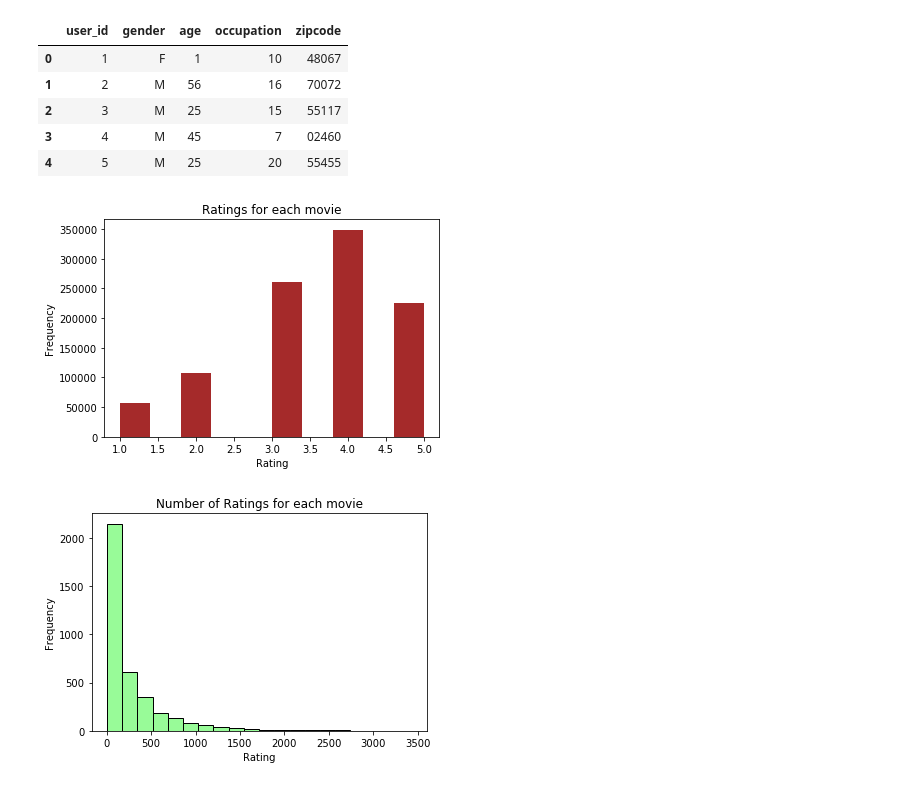
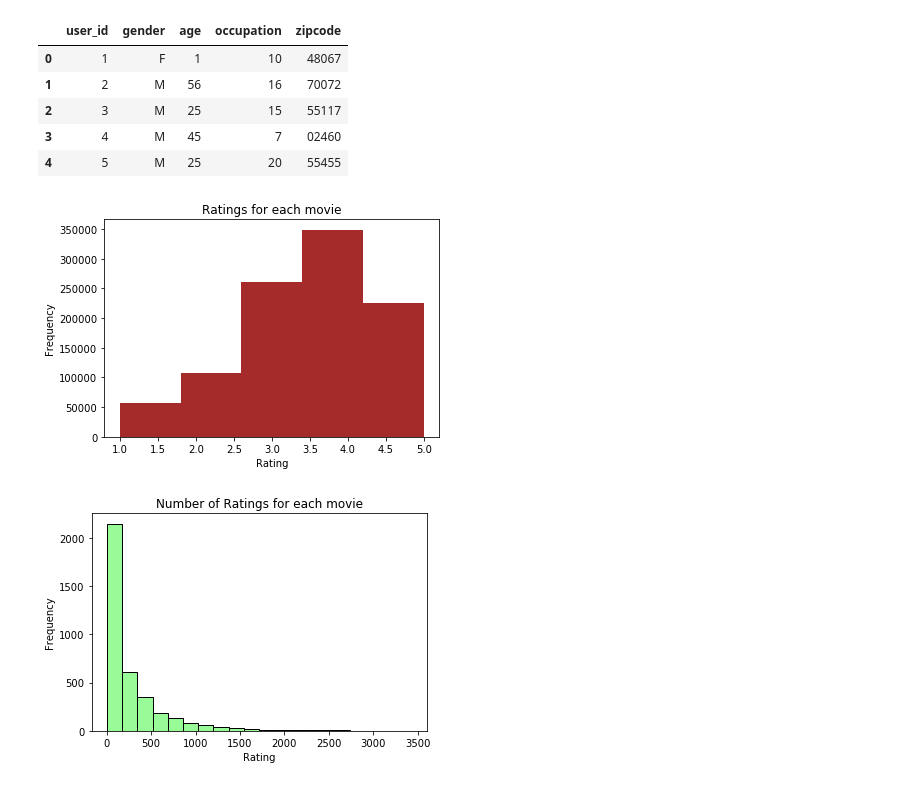
Before and after one commit to claireedanaher/DS501, a Jupyter notebook: CaseStudy2/Q2_3.ipynb, the cells around one changed output. Cells and saved outputs as stored; diff of their text form; code cells hidden in the pictures.

Commit message:
Add files via upload
Added code with data from mongo db and modified histogram

```diff
--- a/CaseStudy2/Q2_3.ipynb
+++ b/CaseStudy2/Q2_3.ipynb
@@ -35,18 +35,18 @@ users.head()
 # %%
 # Problem 2
 # a. Plot a histogram of the ratings of all movies.
 
 ratings_movies = pd.merge(movies,ratings,on='movie_id')
 ratings_movies.head()
 
 ratings_for_plot=ratings_movies["rating"]
-plt.hist(ratings_for_plot,color='brown')
+plt.hist(ratings_for_plot,color='brown',bins=5)
 plt.xlabel("Rating")
 plt.ylabel("Frequency")
 plt.title("Ratings for each movie")
 plt.show()
 # %% [output]
-[figure, old version]
+[figure, new version]
 # %%
 # b. Plot a histogram of the number of ratings each movie recieved.
 count_ratings=ratings_movies.groupby(by='movie_id').count()
```
Also changed, not shown: parts of 3 cells of this notebook.
